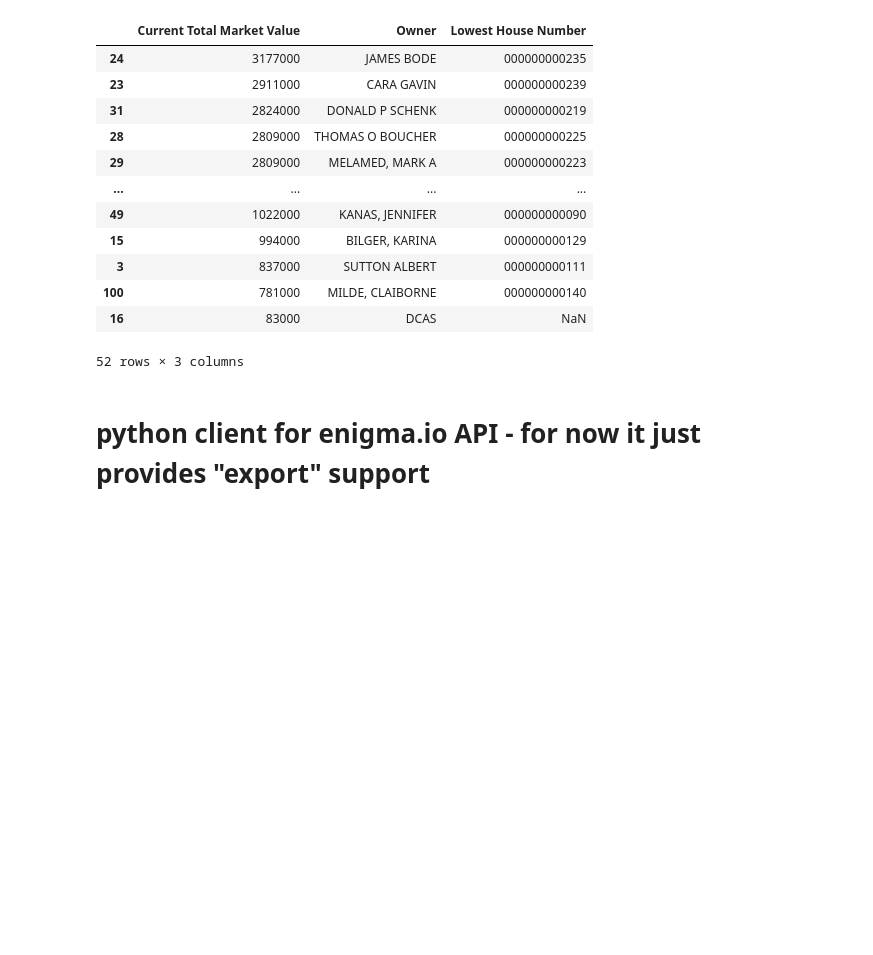
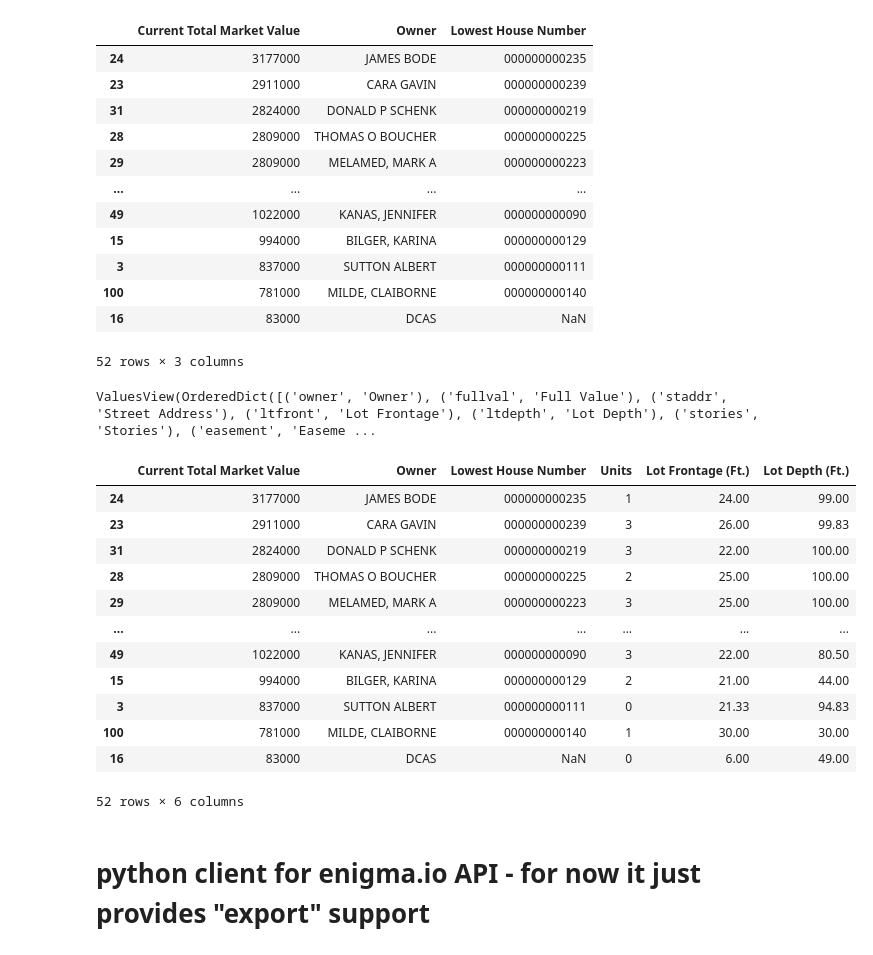
Before and after one commit to jdsketches/data_playground, a Jupyter notebook: nyc_properties.ipynb, the cells around one changed output. Cells and saved outputs as stored; diff of their text form; code cells hidden in the pictures; blank space fills up the shorter version.

```diff
--- a/nyc_properties.ipynb
+++ b/nyc_properties.ipynb
@@ -459,0 +230,3 @@ df14_zip11231_subcols.describe()
+# %%
+colinfo_df = pd.read_csv("nyc_property_assessments/2010-column-info.csv")
+colinfo_df.head()
@@ -459,0 +283,4 @@ df14_zip11231_subcols.describe()
+# %%
+# Reminder of what the real data looks like, also w/ cols sorted alphab.
+pd.set_option('max_columns', 50)
+df10_zip11231.head().ix[:, sorted(df10_zip11231.columns)]
@@ -459,0 +296,29 @@ df14_zip11231_subcols.describe()
+# %%
+# these columns seem interesting
+# (owner, street name & number, value, lot front/depth in ft., num of stories, ...)
+colnames_10 = ['owner',
+               'fullval',
+               'zip',
+               'staddr',
+               'ltfront',
+               'ltdepth',
+               'stories',
+               'easement']
+
+# index the descr table by the API name...
+cidx10 = colinfo_df.set_index("Column API ID")
+
+# map the cryptic dataset colnames to a more user-friendly name
+# (preserve the col order listed above)
+cols_subset = OrderedDict()
+for cn in colnames_10:
+    cols_subset[cn] = cidx10.ix[cn]["Column Name"].strip()
+
+# rename cols of interest
+#tmp_renamed = df10_zip11231.rename(columns = cols_subset)
+df10_zip11231_subcols = df10_zip11231.rename(columns = cols_subset)
+
+# and drop all other cols
+all_cols = set(df10_zip11231.columns)
+df10_zip11231_subcols = df10_zip11231_subcols.drop(all_cols - set(cols_subset.keys()), axis=1)
+df10_zip11231_subcols = df10_zip11231_subcols.reindex_axis(cols_subset.values(), axis=1)
@@ -546,6 +488,33 @@ kane_std
 | 100 | 781000 | MILDE, CLAIBORNE | 000000000140 |
 | 16 | 83000 | DCAS | NaN |
 52 rows × 3 columns
+# %%
+cols_subset.values()
+# %% [output]
+ValuesView(OrderedDict([('owner', 'Owner'), ('fullval', 'Full Value'), ('staddr', 'Street Address'), ('ltfront', 'Lot Frontage'), ('ltdepth', 'Lot Depth'), ('stories', 'Stories'), ('easement', 'Easeme ...
+# %%
+df10_zip11231_subcols.columns
+
+
+kane_std = df10_zip11231_subcols[df10_zip11231_subcols.Street == "KANE STREET"][
+        ["Current Total Market Value", "Owner", "Lowest House Number", "Units", "Lot Frontage (Ft.)", "Lot Depth (Ft.)" ]].\
+        sort_index(by="Current Total Market Value", ascending=False)
+pd.set_option("display.max_rows", 10)
+kane_std
+# %% [output]
+|  | Current Total Market Value | Owner | Lowest House Number | Units | Lot Frontage (Ft.) | Lot Depth (Ft.) |
+| 24 | 3177000 | JAMES BODE | 000000000235 | 1 | 24.00 | 99.00 |
+| 23 | 2911000 | CARA GAVIN | 000000000239 | 3 | 26.00 | 99.83 |
+| 31 | 2824000 | DONALD P SCHENK | 000000000219 | 3 | 22.00 | 100.00 |
+| 28 | 2809000 | THOMAS O BOUCHER | 000000000225 | 2 | 25.00 | 100.00 |
+| 29 | 2809000 | MELAMED, MARK A | 000000000223 | 3 | 25.00 | 100.00 |
+| ... | ... | ... | ... | ... | ... | ... |
+| 49 | 1022000 | KANAS, JENNIFER | 000000000090 | 3 | 22.00 | 80.50 |
+| 15 | 994000 | BILGER, KARINA | 000000000129 | 2 | 21.00 | 44.00 |
+| 3 | 837000 | SUTTON ALBERT | 000000000111 | 0 | 21.33 | 94.83 |
+| 100 | 781000 | MILDE, CLAIBORNE | 000000000140 | 1 | 30.00 | 30.00 |
+| 16 | 83000 | DCAS | NaN | 0 | 6.00 | 49.00 |
+52 rows × 6 columns
 # %% [markdown]
 # python client for enigma.io API - for now it just provides "export" support
 # %%
```
Also changed, not shown: parts of 59 cells of this notebook.
